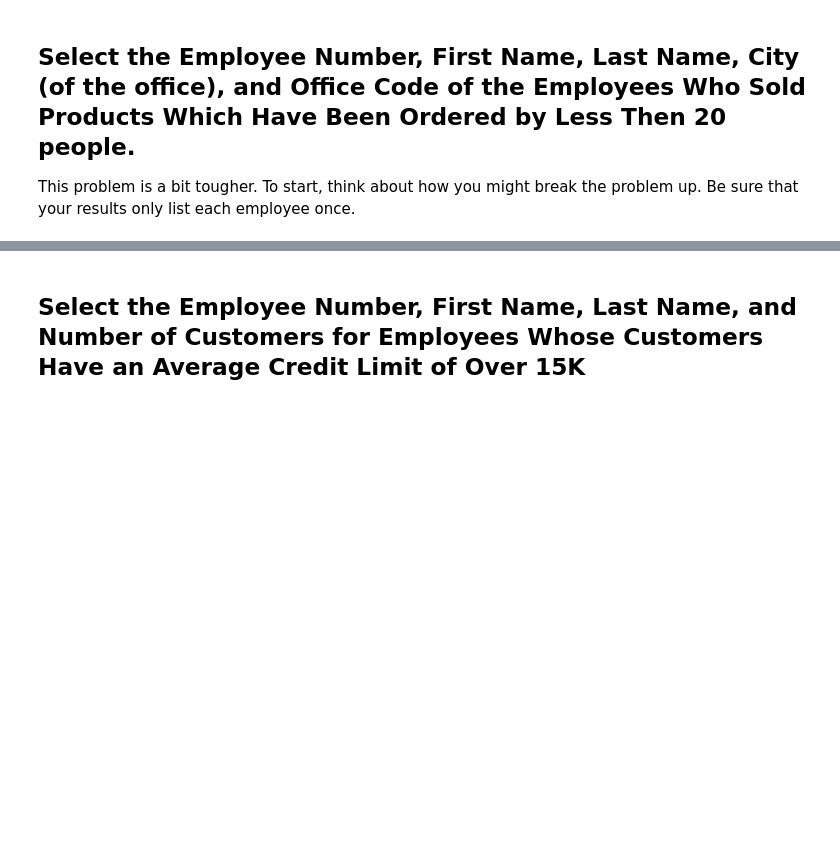
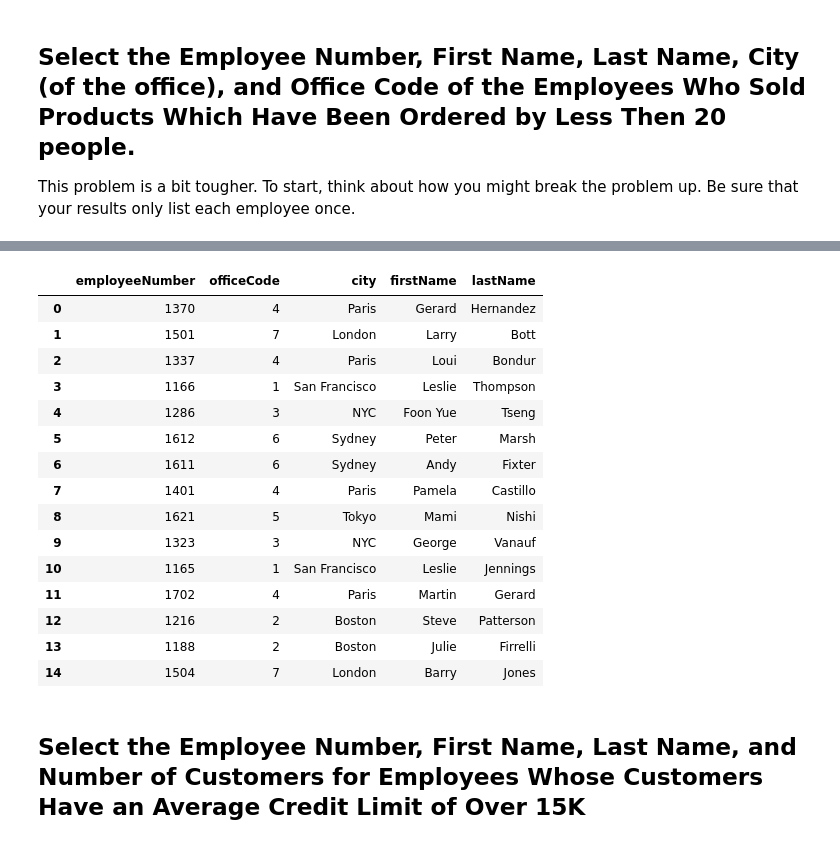
Before and after one commit to sealaurel/dsc-sql-subqueries-lab, a Jupyter notebook: index.ipynb, the cells around one changed output, grey strips where cells are left out. Saved outputs shown, nothing was run; the diff lists cells and outputs as text; code cells hidden in the pictures; blank space fills up the shorter version.

```diff
--- a/index.ipynb
+++ b/index.ipynb
@@ -139,2 +193,42 @@ This problem is a bit tougher. To start, think about how you might break the pro
+# %%
+cur.execute("""SELECT DISTINCT employeeNumber, officeCode, o.city, firstName, lastName
+               FROM employees e
+               JOIN offices o
+               USING(officeCode)
+               JOIN customers c
+               ON e.employeeNumber = c.salesRepEmployeeNumber
+               JOIN orders
+               USING(customerNumber)
+               JOIN orderdetails
+               USING(orderNumber)
+               WHERE productCode IN (SELECT productCode
+                                            FROM products
+                                            JOIN orderdetails
+                                            USING(productCode)
+                                            JOIN orders
+                                            USING(orderNumber)
+                                            GROUP BY productCode
+                                            HAVING COUNT(DISTINCT customerNumber) < 20);
+                                            """)
+df = pd.DataFrame(cur.fetchall())
+df.columns = [x[0] for x in cur.description]
+df
+# %% [output]
+|  | employeeNumber | officeCode | city | firstName | lastName |
+| 0 | 1370 | 4 | Paris | Gerard | Hernandez |
+| 1 | 1501 | 7 | London | Larry | Bott |
+| 2 | 1337 | 4 | Paris | Loui | Bondur |
+| 3 | 1166 | 1 | San Francisco | Leslie | Thompson |
+| 4 | 1286 | 3 | NYC | Foon Yue | Tseng |
+| 5 | 1612 | 6 | Sydney | Peter | Marsh |
+| 6 | 1611 | 6 | Sydney | Andy | Fixter |
+| 7 | 1401 | 4 | Paris | Pamela | Castillo |
+| 8 | 1621 | 5 | Tokyo | Mami | Nishi |
+| 9 | 1323 | 3 | NYC | George | Vanauf |
+| 10 | 1165 | 1 | San Francisco | Leslie | Jennings |
+| 11 | 1702 | 4 | Paris | Martin | Gerard |
+| 12 | 1216 | 2 | Boston | Steve | Patterson |
+| 13 | 1188 | 2 | Boston | Julie | Firrelli |
+| 14 | 1504 | 7 | London | Barry | Jones |
 # %% [markdown]
 ## Select the Employee Number, First Name, Last Name, and Number of Customers for Employees Whose Customers Have an Average Credit Limit of Over 15K
```
Also changed, not shown: parts of 5 cells of this notebook.
